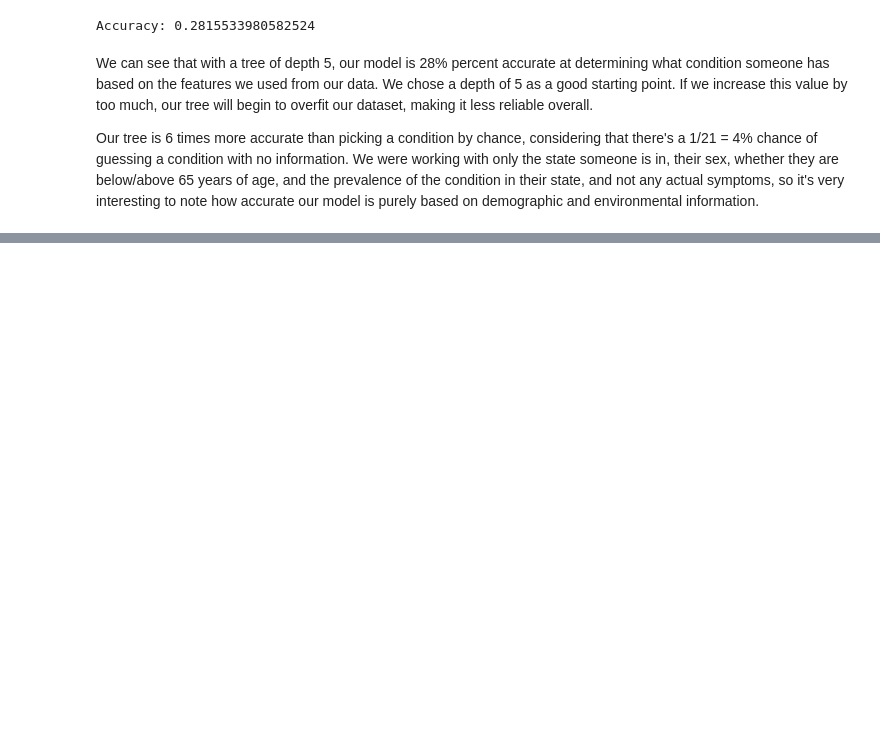
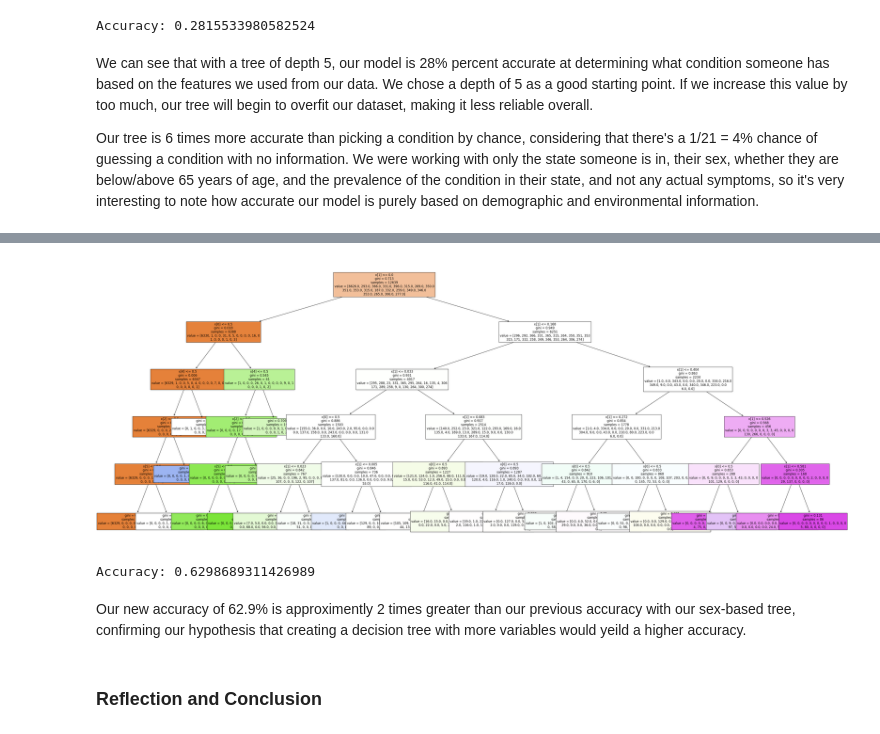
Before and after one commit to wrenp03/chronicillnesspredictor, a Jupyter notebook: main.ipynb, the cells around one changed output, grey strips where cells are left out. Cells and saved outputs as stored; diff of their text form; code cells hidden in the pictures; blank space fills up the shorter version.

Commit message:
Cleaned up code, finished race-based decision tree, and added conclusion

```diff
--- a/main.ipynb
+++ b/main.ipynb
@@ -451,0 +488,11 @@ KeyError: "['Medicare_Payment_Standardized', 'Medicare_Payment', 'Hospital_Readm
+# %%
+# Encoding conditions
+df_encoded2["Condition"] = df_encoded2["Condition"].replace({'Alcohol Abuse': 0, "Alzheimer's Disease/Dementia": 1, 'Arthritis': 2, 'Asthma': 3,
+ 'Atrial Fibrillation': 4,  'Autism Spectrum Disorders': 4,  'COPD': 5, 'Cancer': 6,
+ 'Chronic Kidney Disease': 7, 'Depression': 8, 'Diabetes': 9,  'Drug/Substance Abuse': 10,
+ 'HIV/AIDS': 11,  'Heart Failure': 12,  'Hepatitis (Chronic Viral B & C)': 13,
+ 'Hyperlipidemia': 14,  'Hypertension': 15, 'Ischemic Heart Disease': 16, 'Osteoporosis': 17,
+ 'Schizophrenia and Other Psychotic Disorders': 18, 'Stroke': 19})
+
+# Displaying results
+df_encoded2.head()
@@ -451,0 +507,30 @@ KeyError: "['Medicare_Payment_Standardized', 'Medicare_Payment', 'Hospital_Readm
+# %%
+# Specifying variables
+y2 = df_encoded2["Condition"]
+X2 = df_encoded2.drop(columns ='Condition')
+
+# Splitting data for testing and training
+X_train2, X_test2, y_train2, y_test2 = train_test_split(X2, y2, test_size=0.3, random_state=1)
+
+# Creating decision tree
+clf2 = tree.DecisionTreeClassifier(max_depth=5)
+
+# Fitting decision tree
+clf2 = clf2.fit(X_train2, y_train2)
+
+# Creating plot to show tree
+plt.figure(figsize=(50,20))
+tree.plot_tree(clf2, fontsize=12, filled=True)
+plt.show()
+# %% [output]
+[figure, added]
+# %%
+# Calculating and displaying prediction
+y_pred2 = clf2.predict(X_test2)
+print("Accuracy:", metrics.accuracy_score(y_test2, y_pred2))
+# %% [output]
+Accuracy: 0.6298689311426989
+# %% [markdown]
+Our new accuracy of 62.9% is approximently 2 times greater than our previous accuracy with our sex-based tree, confirming our hypothesis that creating a decision tree with more variables would yeild a higher accuracy.
+# %% [markdown]
+### Reflection and Conclusion
```
Also changed, not shown: parts of 38 cells of this notebook.
